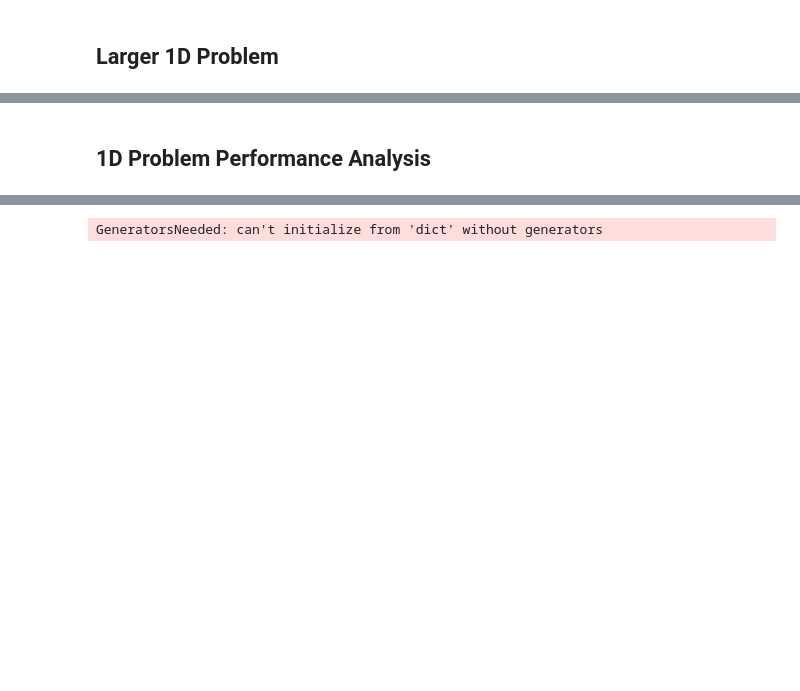
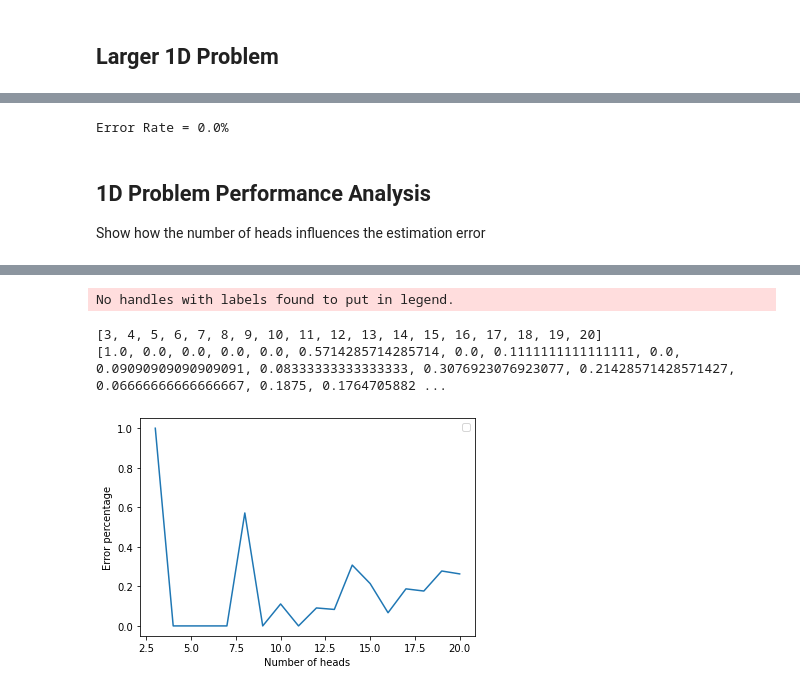
Before and after one commit to CatharinaBroocks/Subsurface-imaging, a Jupyter notebook: Subsurface_Imaging.ipynb, the cells around one changed output, grey strips where cells are left out. Saved outputs shown, nothing was run; the diff lists cells and outputs as text; code cells hidden in the pictures; blank space fills up the shorter version.

Commit message:
Comments and benchmark (error was because the minimum is 3 heads for calculation)

```diff
--- a/Subsurface_Imaging.ipynb
+++ b/Subsurface_Imaging.ipynb
@@ -127,6 +178,16 @@ Error Rate = 0.0%
 ## Larger 1D Problem
 # %%
 def generate_random_1D_data(kl, kh, n):
+    """Generate random data for the value of the heads
+
+    Args:
+        kl (double): low k
+        kh (double): high k
+        n (int): number of heads
+
+    Returns:
+        list, list: Returns the random true k values and the linked head values
+    """
     k_true = np.random.randint(2, size=n-1)*(kh-kl) +kl
 
     h1=np.random.rand()
@@ -175,0 +214,3 @@ Error Rate = 0.0%
+# %%
+# Estimate the k values, given only the head values
+k_res = hydrologic_inverse_analysis(kl,kh,n,h,verbose=True)
@@ -176,2 +235,28 @@ Error Rate = 0.0%
+# %%
+# Compare the estimation
+error_rate = evaluate_performance(k_true, k_res, verbose=True)
+# %% [output]
+Error Rate = 0.0%
 # %% [markdown]
 ## 1D Problem Performance Analysis
+Show how the number of heads influences the estimation error
+# %%
+num_heads = 15
+heads = []
+error_rates = []
+kl = 1
+kh = 2
+for n in range(3,num_heads+1):
+    k_true, h = generate_random_1D_data(kl, kh, n)
+    k_res = hydrologic_inverse_analysis(kl, kh, n, h)
+    error_rate = evaluate_performance(k_true, k_res)
+    heads.append(len(h))
+    error_rates.append(error_rate)
+
+print(heads)
+print(error_rates)
+plt.plot(heads, error_rates)
+plt.xlabel("Number of heads")
+plt.ylabel("Error percentage")
+plt.show()
+# %% [output]
@@ -178,4 +281,9 @@ Error Rate = 0.0%
+No handles with labels found to put in legend.
+[3, 4, 5, 6, 7, 8, 9, 10, 11, 12, 13, 14, 15, 16, 17, 18, 19, 20]
+[1.0, 0.0, 0.0, 0.0, 0.0, 0.5714285714285714, 0.0, 0.1111111111111111, 0.0, 0.09090909090909091, 0.08333333333333333, 0.3076923076923077, 0.21428571428571427, 0.06666666666666667, 0.1875, 0.1764705882 ...
+[figure, added]
 # %%
+"""
 num_heads = np.arange(2,15,14)
 error_rate = []
 for n in range(2,15):
@@ -190,5 +298,4 @@ for n in range(2,15):
         h=np.append(h, np.array([h_next]))
     k_res = hydrologic_inverse_analysis(kl,kh,n,h)
     error_rate.append(evaluate_performance(k_true, k_res))
+"""
-# %% [output]
-GeneratorsNeeded: can't initialize from 'dict' without generators
```
Also changed, not shown: parts of 15 cells of this notebook.
